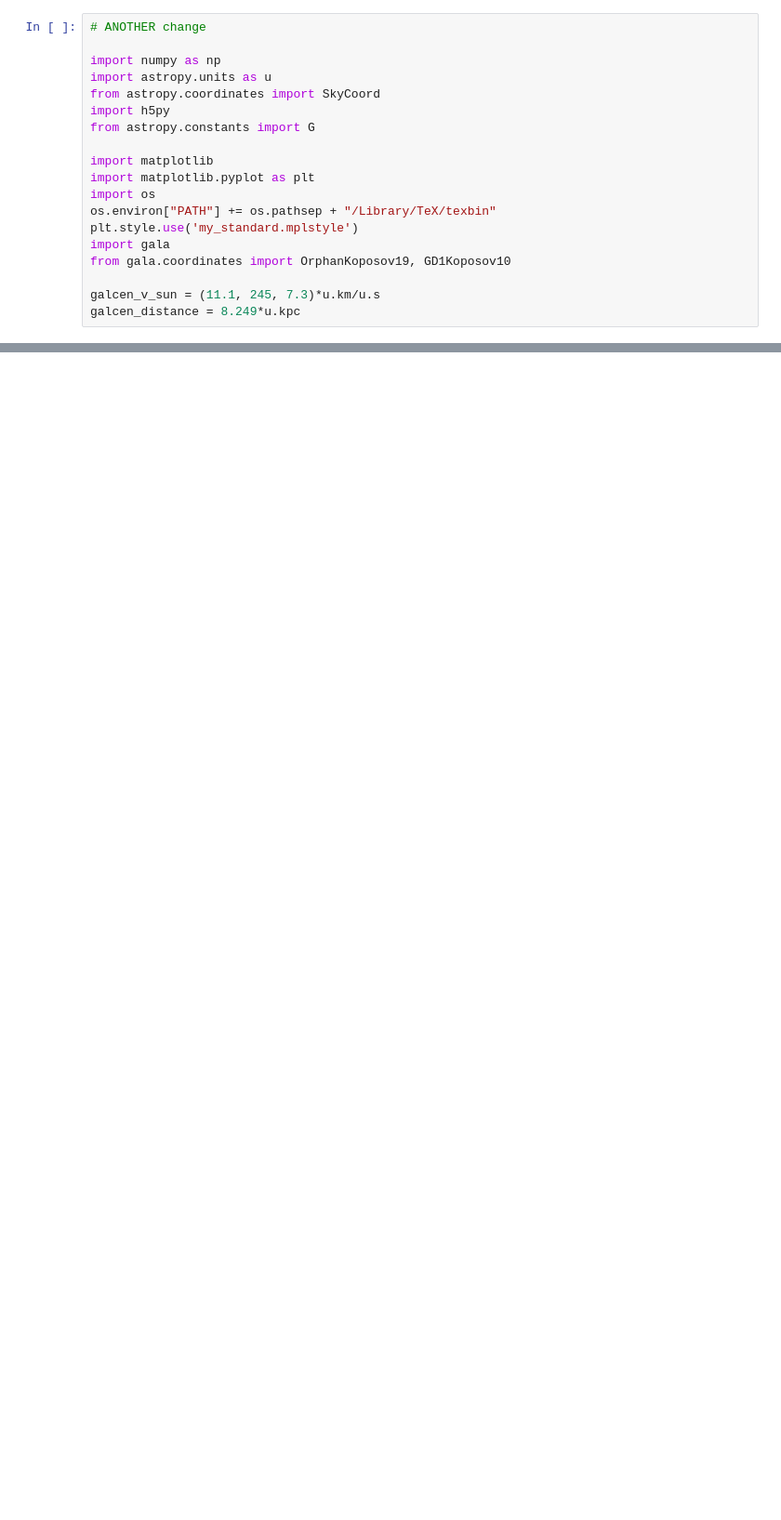
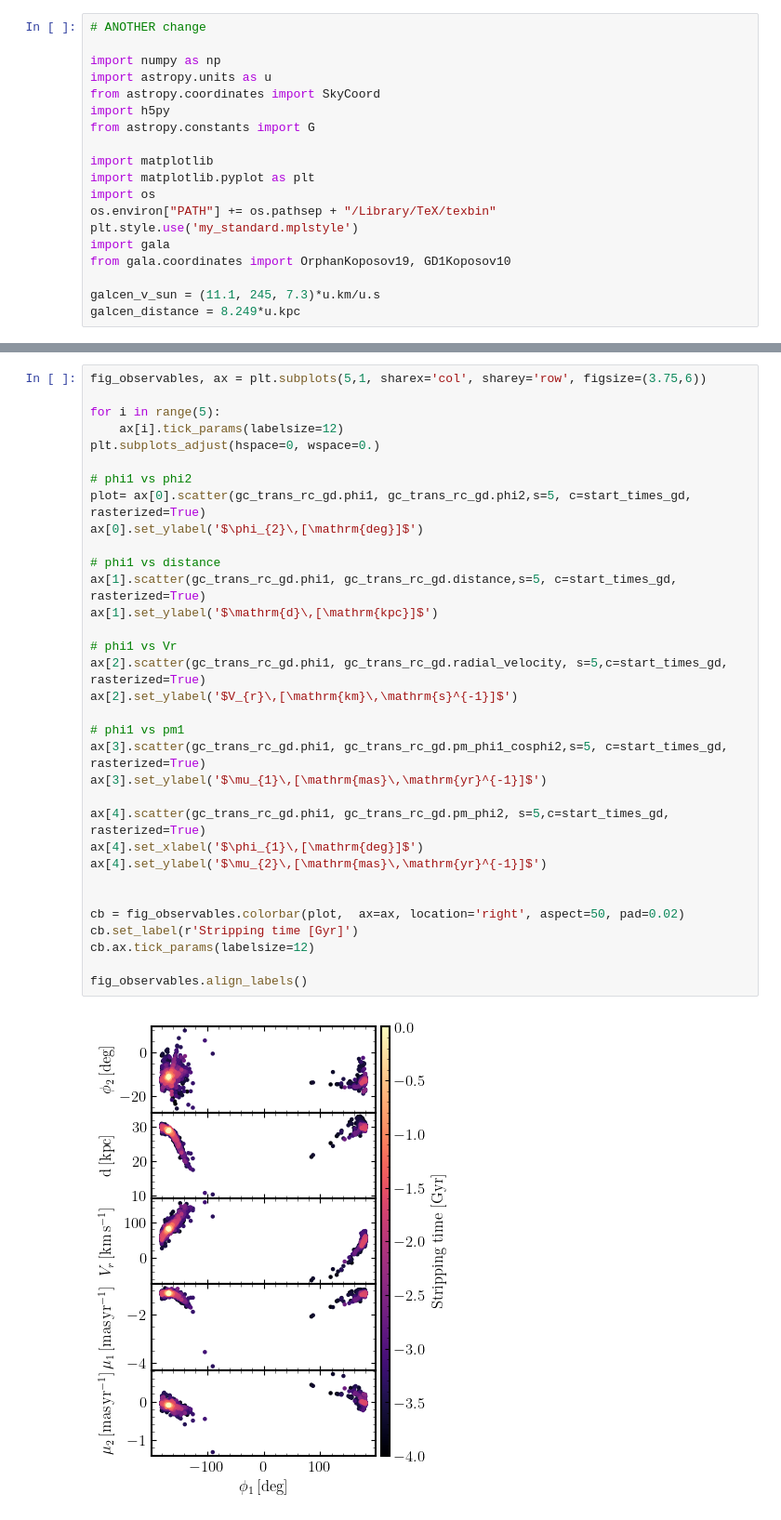
Before and after one commit to dc-broo3/oceanus, a Jupyter notebook: analysis/streamgenerator.ipynb, the cells around one changed output, grey strips where cells are left out. Shown at 93% size. Drawn from its saved outputs; the diff is of its cells as text; blank space fills up the shorter version.

```diff
--- a/analysis/streamgenerator.ipynb
+++ b/analysis/streamgenerator.ipynb
@@ -70,0 +88,35 @@ fig_observables.align_labels()
+# %%
+fig_observables, ax = plt.subplots(5,1, sharex='col', sharey='row', figsize=(3.75,6))
+
+for i in range(5):
+    ax[i].tick_params(labelsize=12)
+plt.subplots_adjust(hspace=0, wspace=0.)
+
+# phi1 vs phi2
+plot= ax[0].scatter(gc_trans_rc_gd.phi1, gc_trans_rc_gd.phi2,s=5, c=start_times_gd, rasterized=True)
+ax[0].set_ylabel('$\phi_{2}\,[\mathrm{deg}]$')
+
+# phi1 vs distance
+ax[1].scatter(gc_trans_rc_gd.phi1, gc_trans_rc_gd.distance,s=5, c=start_times_gd,  rasterized=True)
+ax[1].set_ylabel('$\mathrm{d}\,[\mathrm{kpc}]$')
+
+# phi1 vs Vr
+ax[2].scatter(gc_trans_rc_gd.phi1, gc_trans_rc_gd.radial_velocity, s=5,c=start_times_gd, rasterized=True)
+ax[2].set_ylabel('$V_{r}\,[\mathrm{km}\,\mathrm{s}^{-1}]$')
+
+# phi1 vs pm1
+ax[3].scatter(gc_trans_rc_gd.phi1, gc_trans_rc_gd.pm_phi1_cosphi2,s=5, c=start_times_gd, rasterized=True)
+ax[3].set_ylabel('$\mu_{1}\,[\mathrm{mas}\,\mathrm{yr}^{-1}]$')
+
+ax[4].scatter(gc_trans_rc_gd.phi1, gc_trans_rc_gd.pm_phi2, s=5,c=start_times_gd, rasterized=True)
+ax[4].set_xlabel('$\phi_{1}\,[\mathrm{deg}]$')
+ax[4].set_ylabel('$\mu_{2}\,[\mathrm{mas}\,\mathrm{yr}^{-1}]$')
+
+
+cb = fig_observables.colorbar(plot,  ax=ax, location='right', aspect=50, pad=0.02)
+cb.set_label(r'Stripping time [Gyr]')
+cb.ax.tick_params(labelsize=12)
+
+fig_observables.align_labels()
+# %% [output]
+[figure, added]
```
Also changed, not shown: parts of 4 cells of this notebook.
